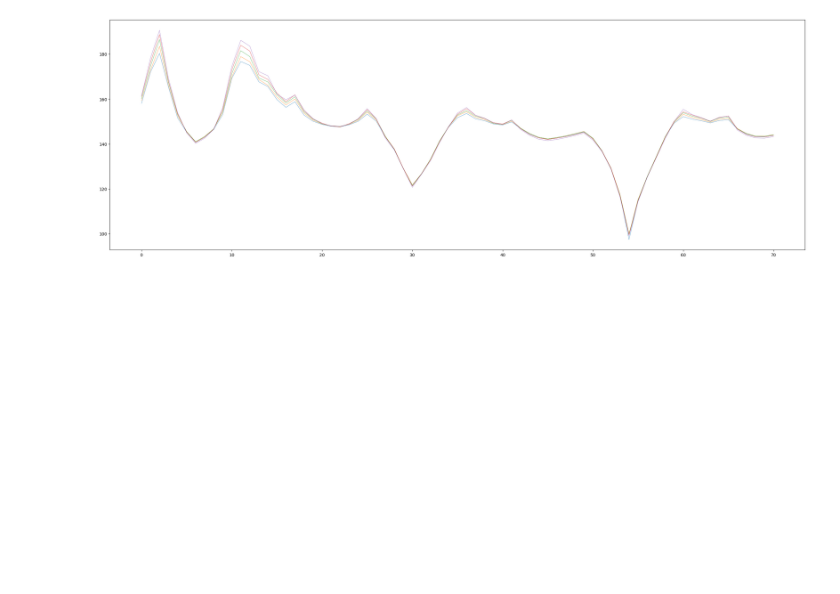
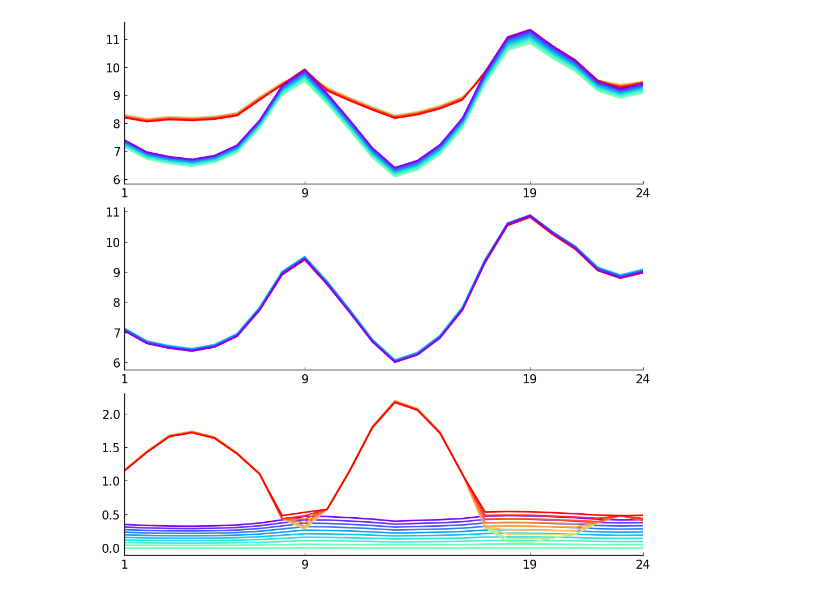
Before and after one commit to realgyeongminnoh/pse_economic_dispatch, a Jupyter notebook: visualization.ipynb, the cells around one changed output. Drawn from its saved outputs; the diff is of its cells as text; code cells hidden in the pictures; blank space fills up the shorter version.

Commit message:
visualization somewhat done, updating report right now

```diff
--- a/visualization.ipynb
+++ b/visualization.ipynb
@@ -10,6 +12,2 @@ from concurrent.futures import ProcessPoolExecutor
 
 from src import *
-# %%
-# INPUTS FOR ANALYSIS & VISUALIZATION
-gamma_max, gamma_dif = 0.036, 0.004
-idx_hour_start, idx_hour_end = 150, 220 # end not inclusive due to slicing
@@ -45,0 +71,15 @@ gamma
+# %%
+ana = Analysis()
+data = Data(0)
+demand = Demand(data)
+con = Conventional(data)
+ren = Renewable(data)
+# %%
+idx_hour_start, idx_hour_end = data.idx_hour_month_start[0], data.idx_hour_month_start[0] # same month
+idx_hour_start += 24 * 33
+idx_hour_end += idx_hour_start + 23  # inclusive end
+# idx_hour_start, idx_hour_end = data.idx_hour_month_start[0], data.idx_hour_month_end[0] # inclusive end
+iterator = range(idx_hour_start, idx_hour_end+1)
+
+xtick_label = np.array([1, 9 ,19, 24])
+xtick = xtick_label - 1 + idx_hour_start
@@ -46,9 +128,42 @@ gamma
 # %%
-fig, ax = plt.subplots(1, 1, figsize=(30, 10))
+linewidth = 2
+alpha = 1
 
-for smp in smps[::2, 2, idx_hour_start:idx_hour_end+1]:
-    ax.plot(smp, linewidth=0.5, alpha=1)
+fig, axes = plt.subplots(3, 1, figsize=(10, 10))
+ax1, ax2, ax3 = axes
 
+# ALL BN KRW
+for idx_gamma, cost_energy in enumerate(ana.costs_energy[:, 1, idx_hour_start:idx_hour_end+1] / 1e9):
+    ax2.plot(iterator, cost_energy, color=ana.gammas_color_model2[idx_gamma], linewidth=linewidth, label=f"model 2 - {ana.gammas[idx_gamma]}", alpha=alpha)
+for idx_gamma, cost_energy in enumerate(ana.costs_energy[:, 2, idx_hour_start:idx_hour_end+1] / 1e9):
+    ax2.plot(iterator, cost_energy, color=ana.gammas_color_model3[idx_gamma], linewidth=linewidth, label=f"model 3 - {ana.gammas[idx_gamma]}", alpha=alpha)
+
+for idx_gamma, cost_reserve in enumerate(ana.costs_reserve[:, 2, idx_hour_start:idx_hour_end+1] / 1e9):
+    ax3.plot(iterator, cost_reserve, color=ana.gammas_color_model3[idx_gamma], linewidth=linewidth, label=f"model 3 - {ana.gammas[idx_gamma]}", alpha=alpha)
+for idx_gamma, cost_reserve in enumerate(ana.costs_reserve[:, 1, idx_hour_start:idx_hour_end+1] / 1e9):
+    ax3.plot(iterator, cost_reserve, color=ana.gammas_color_model2[idx_gamma], linewidth=linewidth, label=f"model 2 - {ana.gammas[idx_gamma]}", alpha=alpha)
+
+for idx_gamma, cost_total in enumerate(ana.costs_total[:, 1, idx_hour_start:idx_hour_end+1] / 1e9):
+    ax1.plot(iterator, cost_total, color=ana.gammas_color_model2[idx_gamma], linewidth=linewidth, label=f"model 2 - {ana.gammas[idx_gamma]}", alpha=alpha)
+for idx_gamma, cost_total in enumerate(ana.costs_total[:, 2, idx_hour_start:idx_hour_end+1] / 1e9):
+    ax1.plot(iterator, cost_total, color=ana.gammas_color_model3[idx_gamma], linewidth=linewidth, label=f"model 3 - {ana.gammas[idx_gamma]}", alpha=alpha)
+
+for ax in axes:
+    ana.style_plot(ax, tick_size=15)
+    ax.set_xlim((idx_hour_start, idx_hour_end))
+    ax.tick_params(axis="both", pad=5)
+    ax.set_xticks(xtick)
+    ax.set_xticklabels(xtick_label)
+#     ax.yaxis.set_major_formatter(ticker.FuncFormatter(lambda x, pos: f'{x*1e-9:.1f}'))
+
+# ax1.yaxis.set_major_formatter(FuncFormatter(lambda x, _: str(int(x)) if x == int(x) else str(int(x))))
+# ax2.yaxis.set_major_formatter(FuncFormatter(lambda x, _: str(int(x)) if x == int(x) else str(int(x))))
+
+
+# ax3.set_ylim(0)
+
+# ax.legend()
+fig.tight_layout()
 plt.show(fig)
 # %% [output]
-[figure, old version]
+[figure, new version]
```
Also changed, not shown: parts of 11 cells of this notebook.
